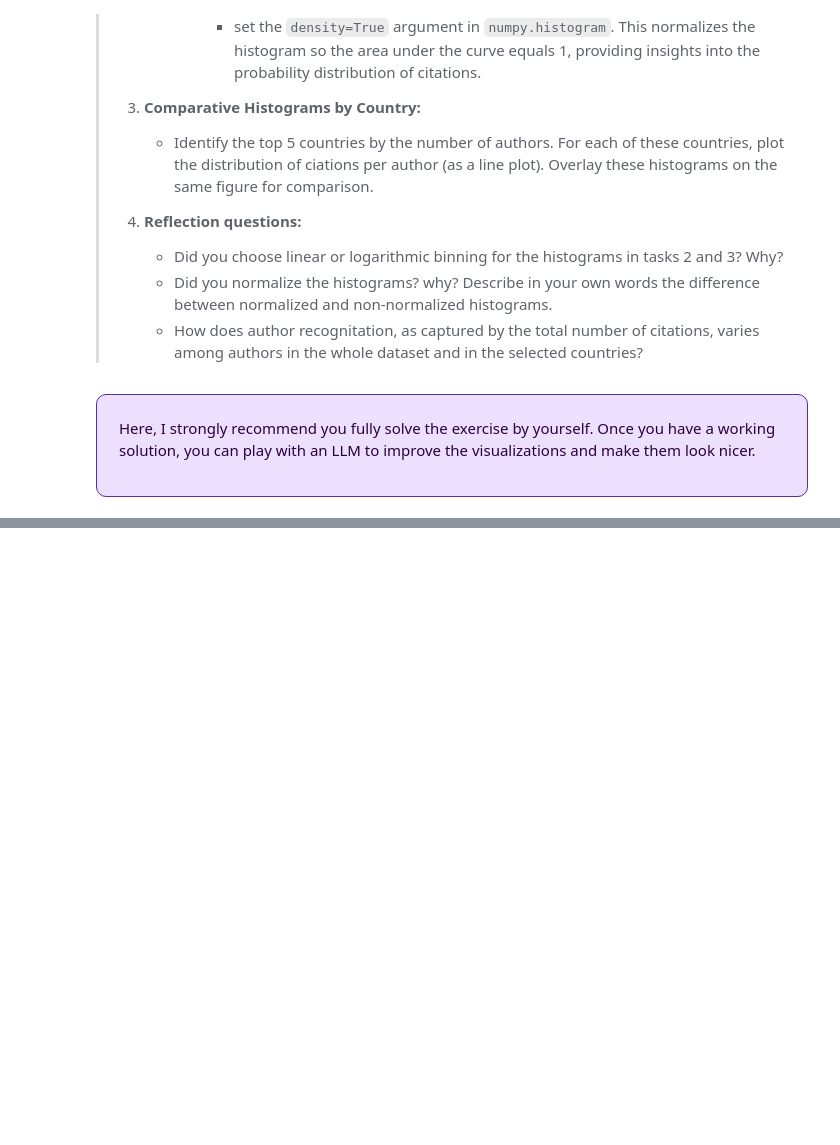
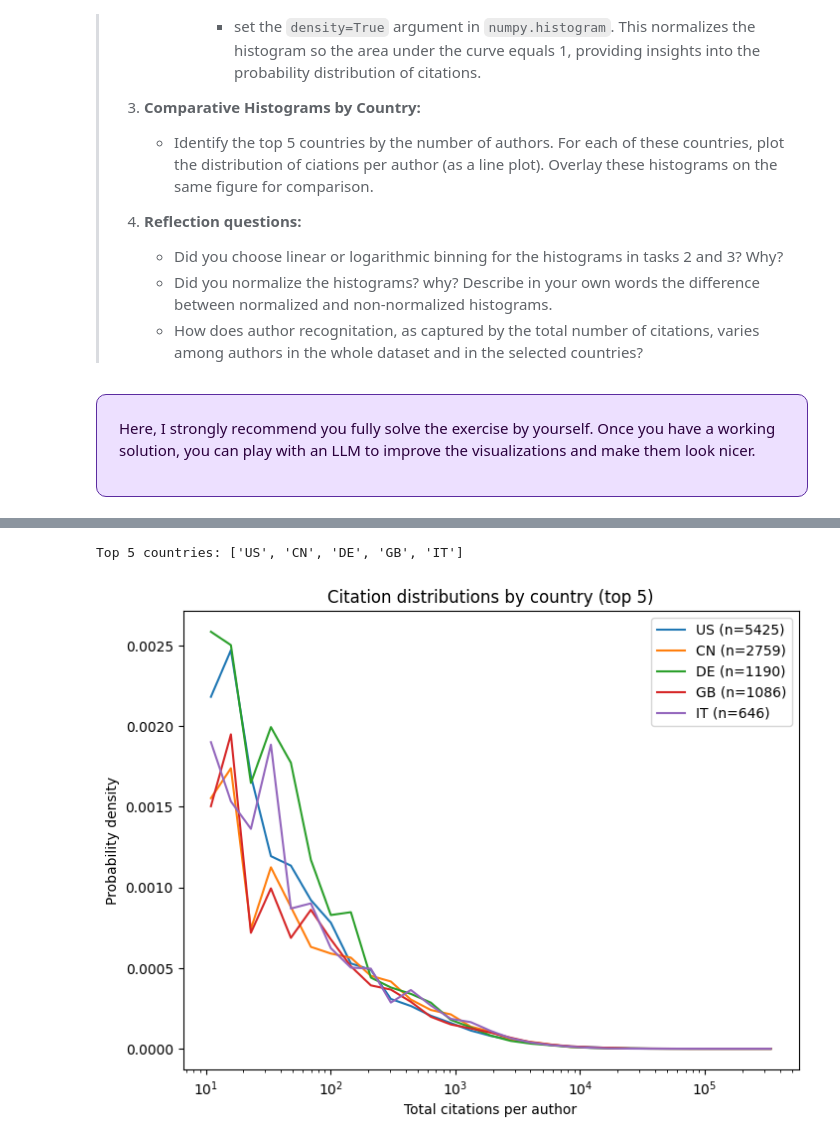
Before and after one commit to Mikel-Yu/comsocsci2026_private, a Jupyter notebook: lectures/Week3.ipynb, the cells around one changed output, grey strips where cells are left out. Cells and saved outputs as stored; diff of their text form; code cells hidden in the pictures; blank space fills up the shorter version.

```diff
--- a/lectures/Week3.ipynb
+++ b/lectures/Week3.ipynb
@@ -146,3 +148,3 @@ import re
 # %%
 api_key = "NkafC7tV5c7anrujEZT7xI"
-url = "https://api.openalex.org/authors"
+BASE_URL = "https://api.openalex.org/works"
@@ -305,0 +781,29 @@ Once you have a working solution, you can play with an LLM to improve the visual
+# %%
+top5 = CSS_Authors["country_code"].dropna().value_counts().head(5).index.tolist()
+print("Top 5 countries:", top5)
+
+plt.figure(figsize=(8,6))
+
+for country in top5:
+    subset = CSS_Authors.loc[
+        (CSS_Authors["country_code"] == country) &
+        (CSS_Authors["cited_by_count"].notna()) &
+        (CSS_Authors["cited_by_count"] > 0),
+        "cited_by_count"
+    ].astype(float).values
+
+    if len(subset) < 10:
+        continue
+
+    h, _ = np.histogram(subset, bins=bins, density=True)
+    plt.plot(edges[:-1], h, label=f"{country} (n={len(subset)})")
+
+plt.xscale("log")
+plt.xlabel("Total citations per author")
+plt.ylabel("Probability density")
+plt.title("Citation distributions by country (top 5)")
+plt.legend()
+plt.show()
+# %% [output]
+Top 5 countries: ['US', 'CN', 'DE', 'GB', 'IT']
+[figure, added]
```
Also changed, not shown: parts of 32 cells of this notebook, 5 other files.
